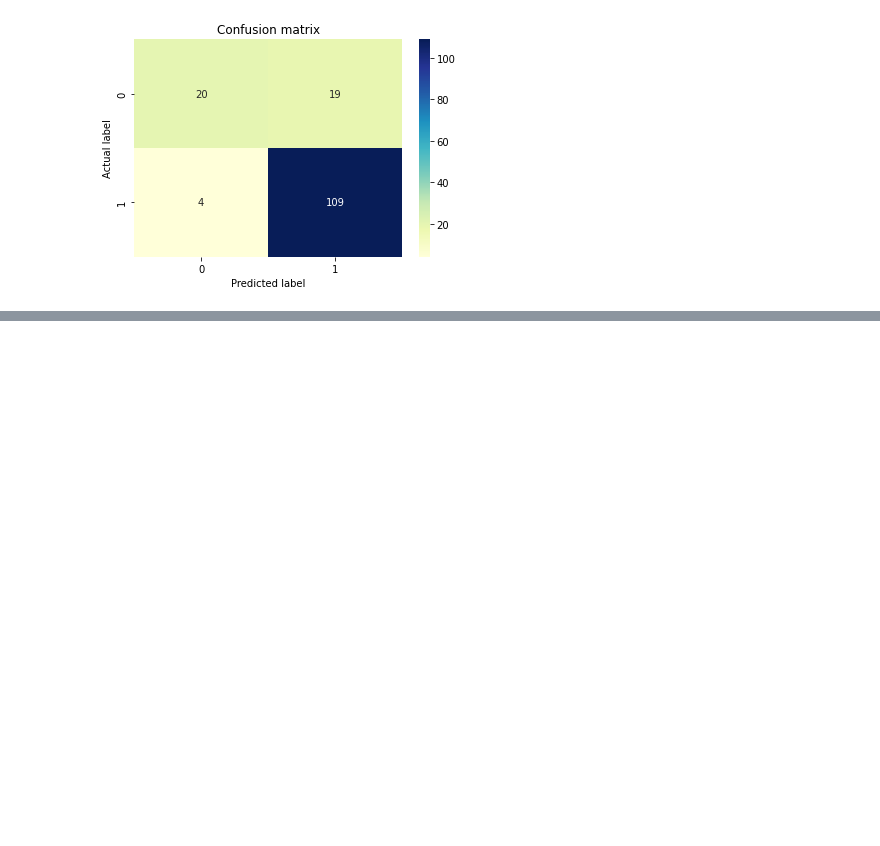
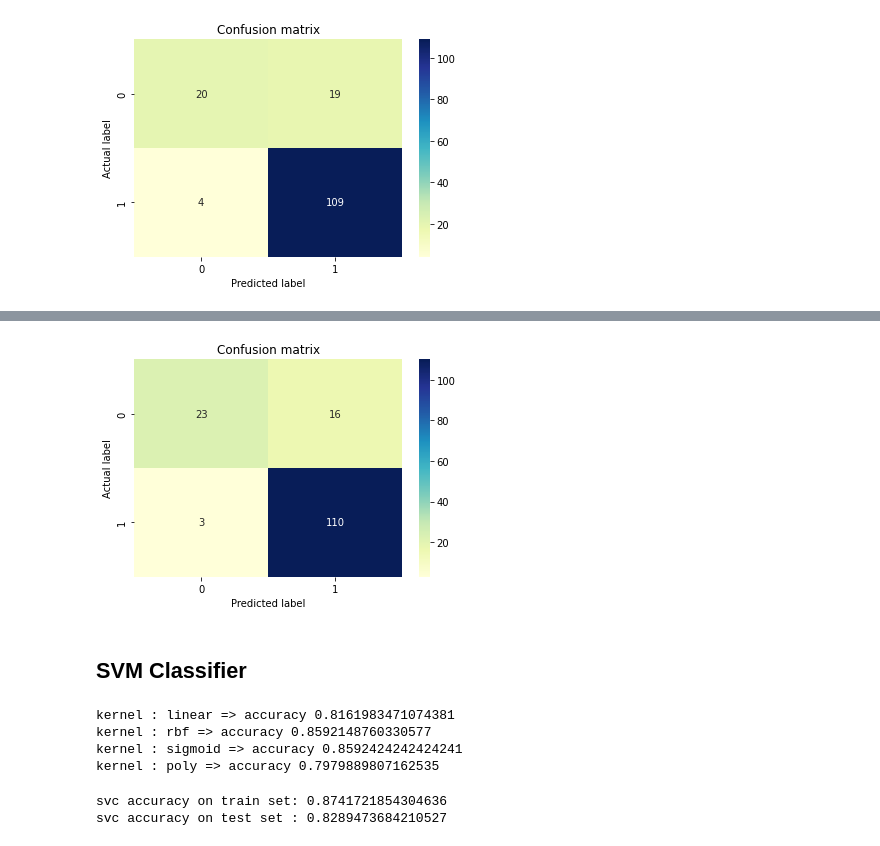
Before and after one commit to ZahraDehghani99/Parkinson-Disease-Classification, a Jupyter notebook: parkinson_disease_classification.ipynb, the cells around one changed output, grey strips where cells are left out. Drawn from its saved outputs; the diff is of its cells as text; code cells hidden in the pictures; blank space fills up the shorter version.

```diff
--- a/parkinson_disease_classification.ipynb
+++ b/parkinson_disease_classification.ipynb
@@ -391,0 +430,5 @@ confusion_matrix(y_test, y_pred)
+# %%
+xgb = XGBClassifier(max_depth=10, n_estimator=300, learning_rate=0.1, random_state=42)
+xgb = xgb.fit(X_train,y_train)
+
+y_pred = xgb.predict(X_test)
@@ -391,0 +452,21 @@ confusion_matrix(y_test, y_pred)
+# %%
+confusion_matrix(y_test, y_pred)
+# %% [output]
+[figure, added]
+# %% [markdown]
+## SVM Classifier
+# %%
+from sklearn import svm
+
+kernel = ['linear', 'rbf', 'sigmoid', 'poly']
+
+for kernel in kernel:
+
+    svc = svm.SVC(kernel=kernel, random_state=42)
+    scores = cross_val_score(svc, X_train, y_train, cv=5)
+    print(f'kernel : {kernel} => accuracy {scores.mean()}')
+# %% [output]
+kernel : linear => accuracy 0.8161983471074381
+kernel : rbf => accuracy 0.8592148760330577
+kernel : sigmoid => accuracy 0.8592424242424241
+kernel : poly => accuracy 0.7979889807162535
@@ -391,0 +478,6 @@ confusion_matrix(y_test, y_pred)
+# %%
+print(f'svc accuracy on train set: {svc.score(X_train, y_train)}')
+print(f'svc accuracy on test set : {svc.score(X_test, y_test)}')
+# %% [output]
+svc accuracy on train set: 0.8741721854304636
+svc accuracy on test set : 0.8289473684210527
```
Also changed, not shown: parts of 10 cells of this notebook.
